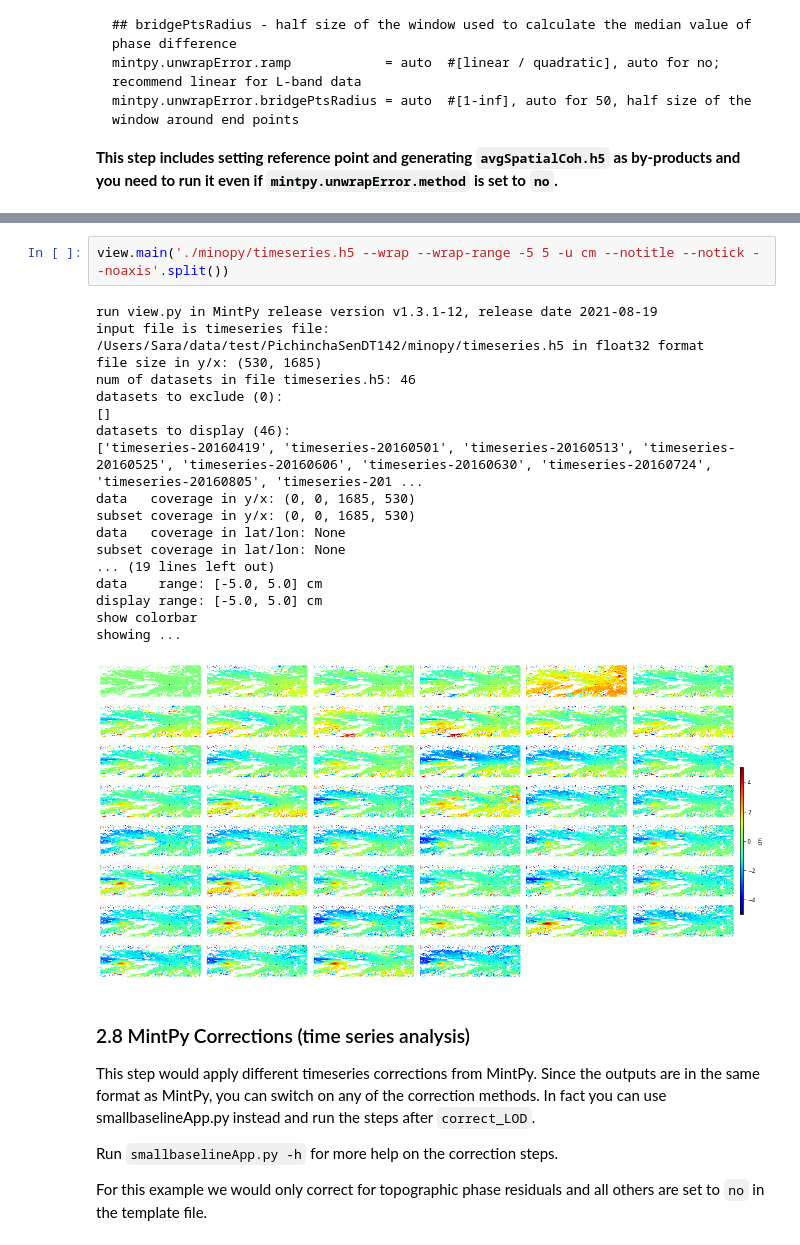
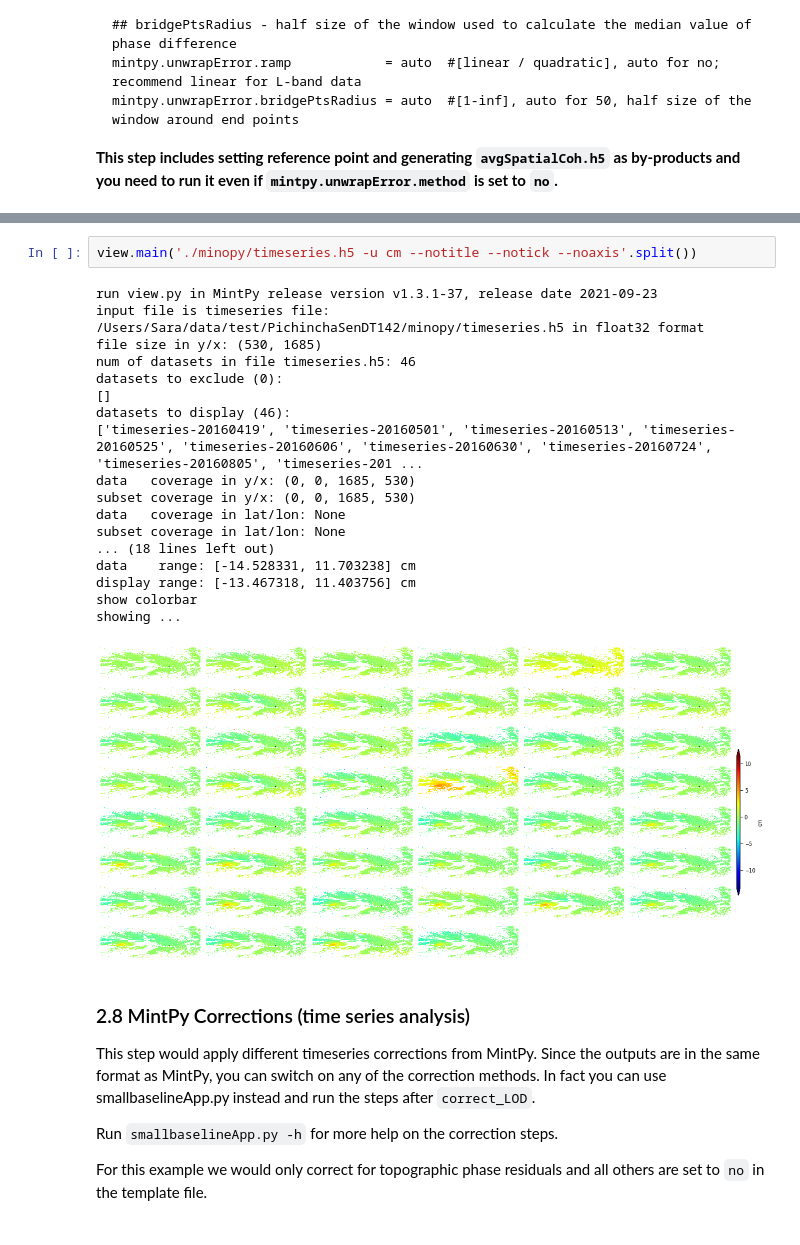
Before and after one commit to insarlab/MiaplPy, a Jupyter notebook: tutorial/minopyApp.ipynb, the cells around one changed output, grey strips where cells are left out. Saved outputs shown, nothing was run; the diff lists cells and outputs as text.

```diff
--- a/tutorial/minopyApp.ipynb
+++ b/tutorial/minopyApp.ipynb
@@ -721,24 +757,24 @@ Time used: 00 mins 12.0 secs
 # %%
-view.main('./minopy/timeseries.h5 --wrap --wrap-range -5 5 -u cm --notitle --notick --noaxis'.split())
+view.main('./minopy/timeseries.h5 -u cm --notitle --notick --noaxis'.split())
 # %% [output]
-run view.py in MintPy release version v1.3.1-12, release date 2021-08-19
+run view.py in MintPy release version v1.3.1-37, release date 2021-09-23
 input file is timeseries file: /Users/Sara/data/test/PichinchaSenDT142/minopy/timeseries.h5 in float32 format
 file size in y/x: (530, 1685)
 num of datasets in file timeseries.h5: 46
 datasets to exclude (0):
 []
 datasets to display (46):
 ['timeseries-20160419', 'timeseries-20160501', 'timeseries-20160513', 'timeseries-20160525', 'timeseries-20160606', 'timeseries-20160630', 'timeseries-20160724', 'timeseries-20160805', 'timeseries-201 ...
 data   coverage in y/x: (0, 0, 1685, 530)
 subset coverage in y/x: (0, 0, 1685, 530)
 data   coverage in lat/lon: None
 subset coverage in lat/lon: None
-... (19 lines left out)
-data    range: [-5.0, 5.0] cm
-display range: [-5.0, 5.0] cm
+... (18 lines left out)
+data    range: [-14.528331, 11.703238] cm
+display range: [-13.467318, 11.403756] cm
 show colorbar
 showing ...
-[figure, old version]
+[figure, new version]
 # %% [markdown]
 ### 2.8 MintPy Corrections (time series analysis) ###
 
```
Also changed, not shown: parts of 35 cells of this notebook, 5 other files.
